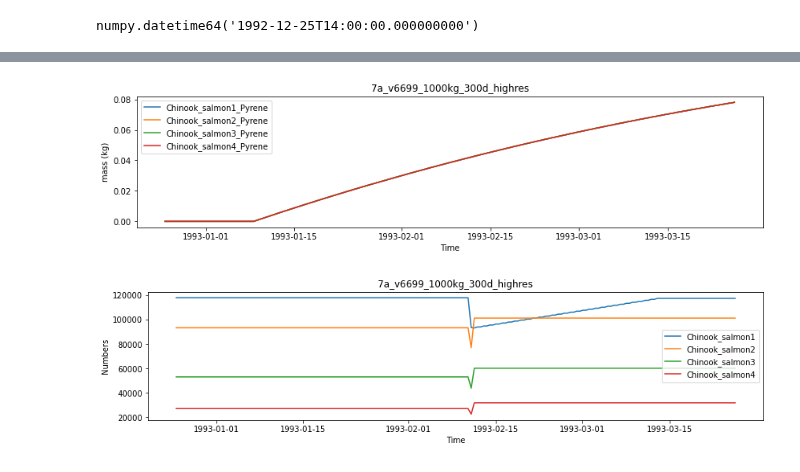
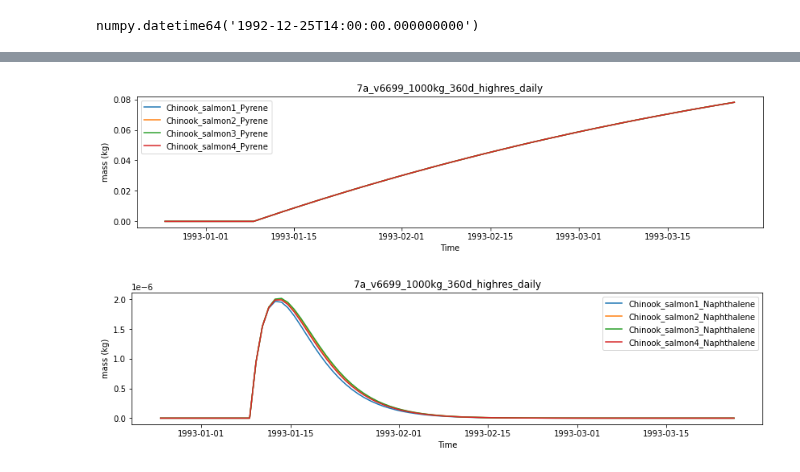
Before and after one commit to SS-Atlantis/analysis-raisha, a Jupyter notebook: notebooks/SSAM-debug-age-structured.ipynb, the cells around one changed output, grey strips where cells are left out. Drawn from its saved outputs; the diff is of its cells as text; code cells hidden in the pictures.

```diff
--- a/notebooks/SSAM-debug-age-structured.ipynb
+++ b/notebooks/SSAM-debug-age-structured.ipynb
@@ -40,13 +40,13 @@ examples
     - PHR_Recruit_Time  360  Length of gestation period for Harbor_porpoise
     - ORR_Recruit_Time  360  Length of gestation period for Orca_resident
 # %%
-control_file = "/ocean/rlovindeer/MOAD/analysis-raisha/SSmodel_outputs/Tests/7a_v6699_1000kg_360d_highres_control/outputSalishSea.nc"
+control_file = "/ocean/rlovindeer/MOAD/analysis-raisha/SSmodel_outputs/Tests/7a_v6699_1000kg_360d_highres_daily_control/outputSalishSea.nc"
 control = xr.open_dataset(str(control_file), decode_cf=True)
 time = np.ma.filled(control.variables['t'], np.nan)
 # %%
 # Read in salish sea atlantis output files.
 scenario_root = Path('/ocean/rlovindeer/MOAD/analysis-raisha/SSmodel_outputs/Tests/')
-scenario_paths = sorted([p for p in scenario_root.glob('7a_v6699_1000kg_300d_highres/outputSalishSea.nc')])
+scenario_paths = sorted([p for p in scenario_root.glob('7a_v6699_1000kg_360d_highres_daily/outputSalishSea.nc')])
 scenario_datasets = [xr.open_dataset(scen,decode_cf=True) for scen in scenario_paths]
 # %%
 scenario_paths
@@ -66,8 +66,8 @@ def plot_group(group, scenario_datasets, scenario_paths):
             contam_mass_tbl = contam_tbl * volume_tbl
             contam_mass_tb = contam_mass_tbl.sum(axis=2)
             contam_mass_t = contam_mass_tb.sum(axis=1)
-            ax.plot(time[0:160], contam_mass_t[0:160]/1e6)
-        ax.legend(group,  loc='center right')
+            ax.plot(time, contam_mass_t/1e6)
+        ax.legend(group,  loc='best')
         ax.set_ylabel('mass (kg)')
         ax.set_xlabel('Time')
         ax.set_title(nm)
@@ -141,11 +148,11 @@ for cohort in range (1, groups.cohorts['Chinook_salmon']):
     new_group['Chinook_salmon'+str(cohort)+'_Pyrene']= 'Chinook_salmon'+str(cohort)+'_Pyrene'
 plot_group(new_group, scenario_datasets, scenario_paths)
 # %% [output]
-[figure, old version]
+[figure, new version]
 # %%
 new_group = {}
 for cohort in range (1, groups.cohorts['Chinook_salmon']):
-    new_group['Chinook_salmon'+str(cohort)]= 'Chinook_salmon'+str(cohort)
-plot_group_nums(new_group, scenario_datasets, scenario_paths)
+    new_group['Chinook_salmon'+str(cohort)+'_Naphthalene']= 'Chinook_salmon'+str(cohort)+'_Naphthalene'
+plot_group(new_group, scenario_datasets, scenario_paths)
 # %% [output]
-[figure, old version]
+[figure, new version]
```
Also changed, not shown: parts of 29 cells of this notebook.
